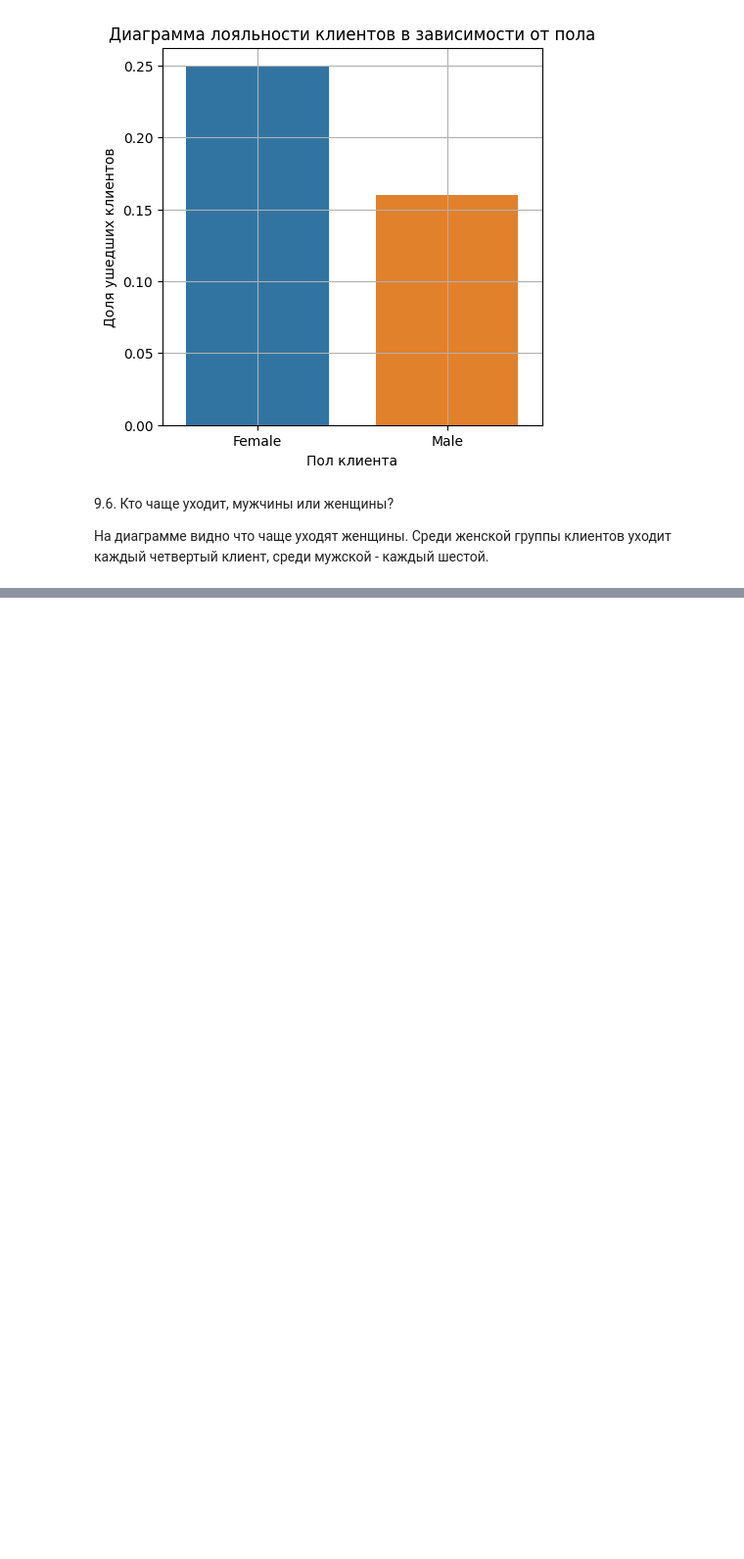
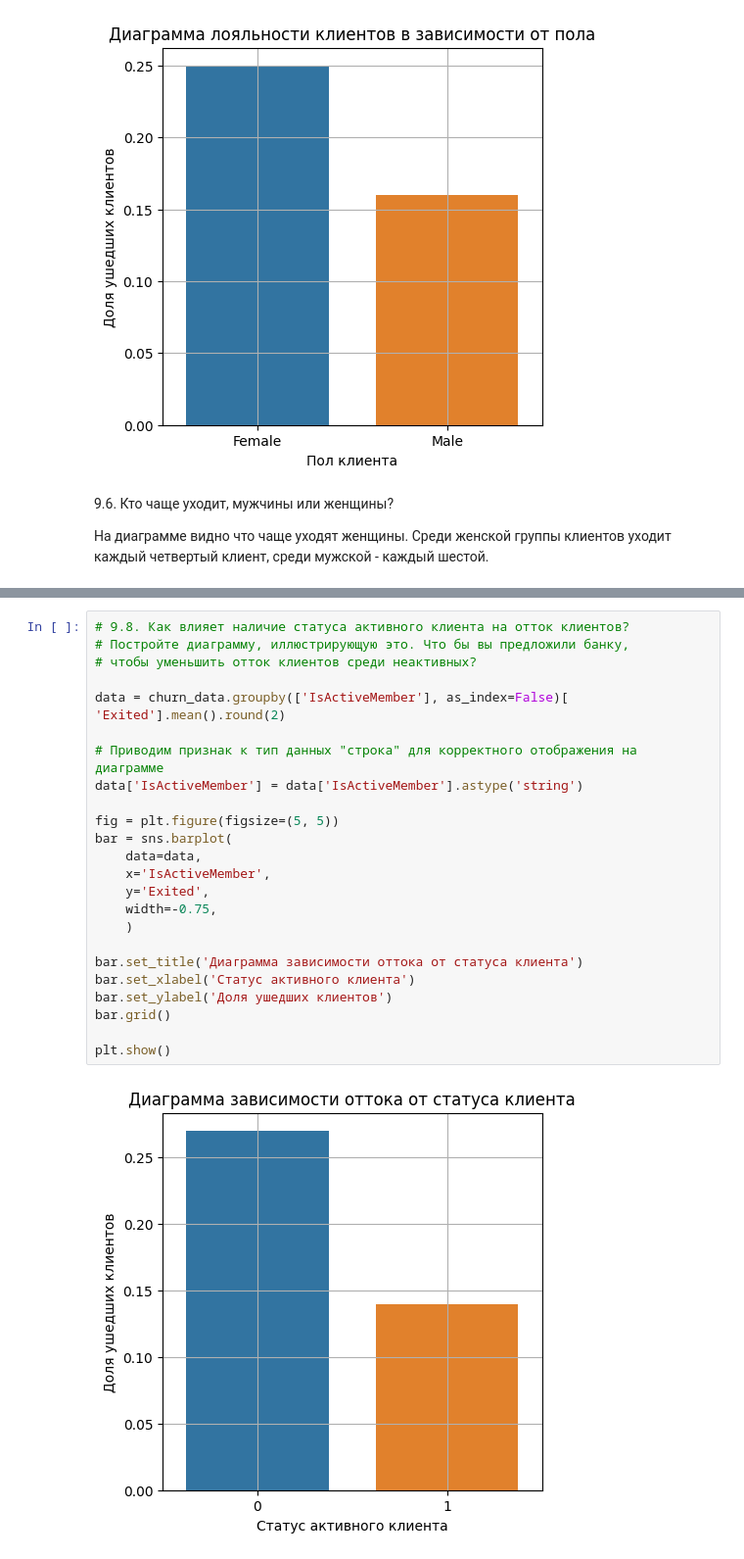
Before and after one commit to DmitVasilev/DS_1, a Jupyter notebook: project_0.5/module Python13.ipynb, the cells around one changed output, grey strips where cells are left out. Shown at 98% size. Saved outputs shown, nothing was run; the diff lists cells and outputs as text; blank space fills up the shorter version.

```diff
--- a/project_0.5/module Python13.ipynb
+++ b/project_0.5/module Python13.ipynb
@@ -272,0 +276,26 @@ fig.show()
+# %%
+# 9.8. Как влияет наличие статуса активного клиента на отток клиентов?
+# Постройте диаграмму, иллюстрирующую это. Что бы вы предложили банку,
+# чтобы уменьшить отток клиентов среди неактивных?
+
+data = churn_data.groupby(['IsActiveMember'], as_index=False)[ 'Exited'].mean().round(2)
+
+# Приводим признак к тип данных "строка" для корректного отображения на диаграмме
+data['IsActiveMember'] = data['IsActiveMember'].astype('string')
+
+fig = plt.figure(figsize=(5, 5))
+bar = sns.barplot(
+    data=data,
+    x='IsActiveMember',
+    y='Exited',
+    width=-0.75,
+    )
+
+bar.set_title('Диаграмма зависимости оттока от статуса клиента')
+bar.set_xlabel('Статус активного клиента')
+bar.set_ylabel('Доля ушедших клиентов')
+bar.grid()
+
+plt.show()
+# %% [output]
+[figure, added]
```
Also changed, not shown: parts of 9 cells of this notebook, 2 other files.
